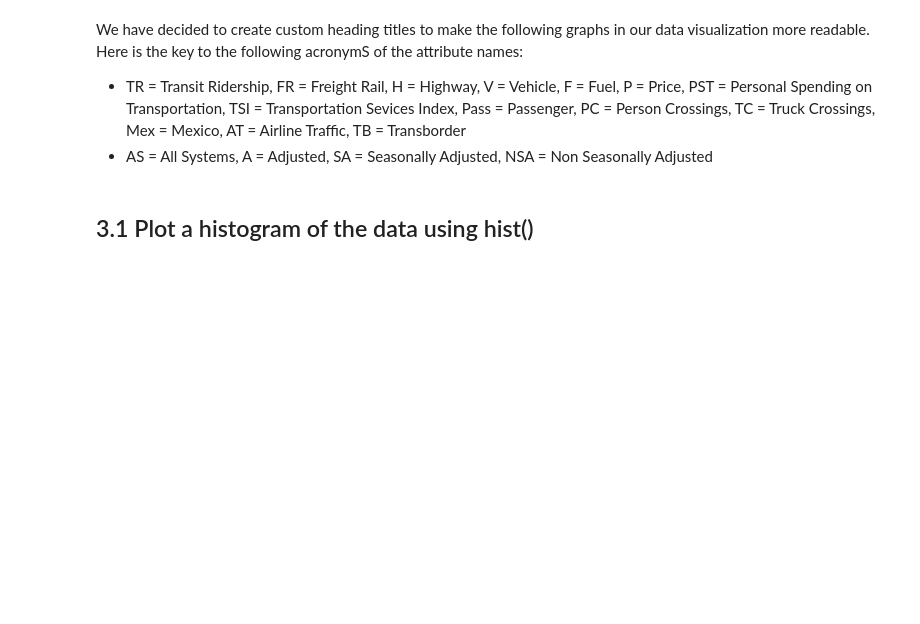
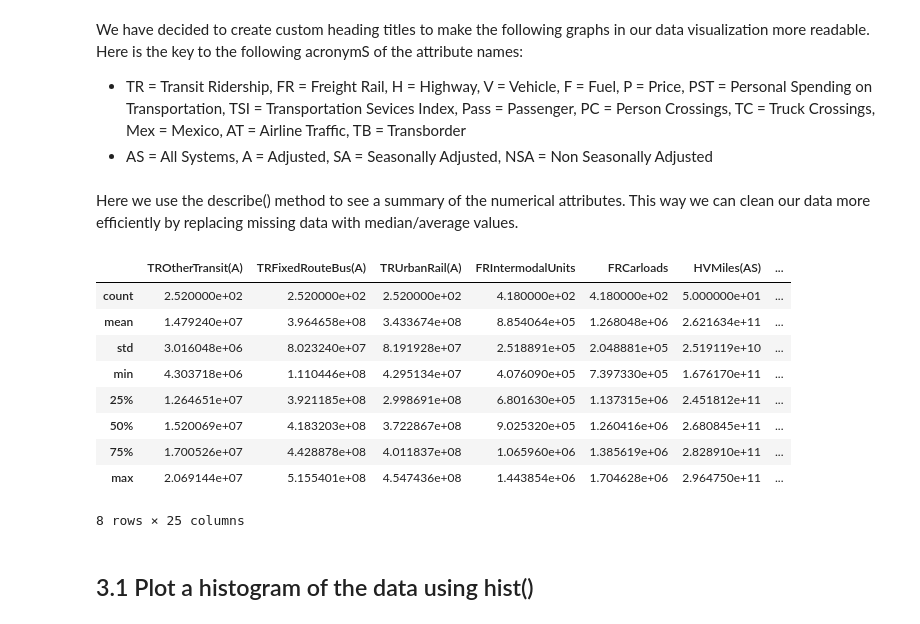
Before and after one commit to HenryCROSS/eecs3401_final_project, a Jupyter notebook: code.ipynb, the cells around one changed output. Drawn from its saved outputs; the diff is of its cells as text; code cells hidden in the pictures; blank space fills up the shorter version.

```diff
--- a/code.ipynb
+++ b/code.ipynb
@@ -175,6 +175,21 @@ custom_headers = [
 # Load the dataset with custom headers and selected columns
 data = pd.read_csv(url, usecols=tokeep)
 data.columns = custom_headers
+# %% [markdown]
+Here we use the describe() method to see a summary of the numerical attributes. This way we can clean our data more efficiently by replacing missing data with median/average values.
+# %%
+data.describe()
+# %% [output]
+|  | TROtherTransit(A) | TRFixedRouteBus(A) | TRUrbanRail(A) | FRIntermodalUnits | FRCarloads | HVMiles(AS) | ... |
+| count | 2.520000e+02 | 2.520000e+02 | 2.520000e+02 | 4.180000e+02 | 4.180000e+02 | 5.000000e+01 | ... |
+| mean | 1.479240e+07 | 3.964658e+08 | 3.433674e+08 | 8.854064e+05 | 1.268048e+06 | 2.621634e+11 | ... |
+| std | 3.016048e+06 | 8.023240e+07 | 8.191928e+07 | 2.518891e+05 | 2.048881e+05 | 2.519119e+10 | ... |
+| min | 4.303718e+06 | 1.110446e+08 | 4.295134e+07 | 4.076090e+05 | 7.397330e+05 | 1.676170e+11 | ... |
+| 25% | 1.264651e+07 | 3.921185e+08 | 2.998691e+08 | 6.801630e+05 | 1.137315e+06 | 2.451812e+11 | ... |
+| 50% | 1.520069e+07 | 4.183203e+08 | 3.722867e+08 | 9.025320e+05 | 1.260416e+06 | 2.680845e+11 | ... |
+| 75% | 1.700526e+07 | 4.428878e+08 | 4.011837e+08 | 1.065960e+06 | 1.385619e+06 | 2.828910e+11 | ... |
+| max | 2.069144e+07 | 5.155401e+08 | 4.547436e+08 | 1.443854e+06 | 1.704628e+06 | 2.964750e+11 | ... |
+8 rows × 25 columns
 # %% [markdown]
 ## 3.1 Plot a histogram of the data using hist()
 # %%
```
